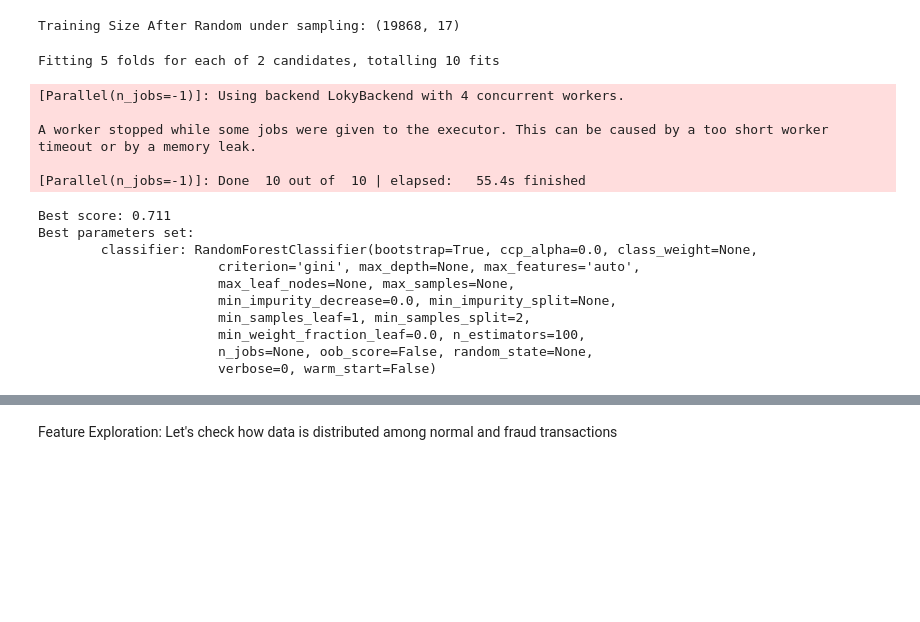
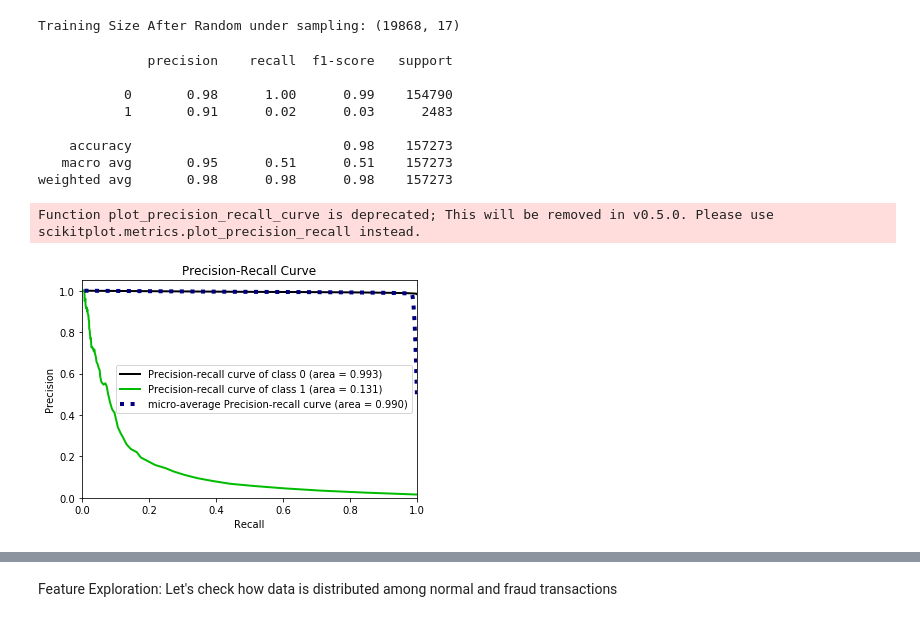
Before and after one commit to analystanand/Machine-Learning, a Jupyter notebook: Card_Transactions.ipynb, the cells around one changed output, grey strips where cells are left out. Drawn from its saved outputs; the diff is of its cells as text; code cells hidden in the pictures; blank space fills up the shorter version.

```diff
--- a/Card_Transactions.ipynb
+++ b/Card_Transactions.ipynb
@@ -306,37 +309,42 @@ Training Size After Random under sampling: (19868, 17)
  categorical_transformer = Pipeline(steps=[('woe', ce.OrdinalEncoder())])
  preprocessor = ColumnTransformer(transformers=[('cat', categorical_transformer, categorical_features),('num', numeric_transformer, numerical_features)])
 
- pipe = Pipeline(steps=[('preprocessor', preprocessor),('classifier', LogisticRegression())])
- parameters = {"classifier":[RandomForestClassifier(),SVC()]}
- grid_search = GridSearchCV(pipe, parameters, n_jobs=-1, verbose=1)
-#  model = pipe.fit(X_resampled, y_resampled)
-
-#  y_pred = model.predict(X_test)
- grid_search.fit(X_resampled, y_resampled)
+#  pipe = Pipeline(steps=[('preprocessor', preprocessor),('classifier', LogisticRegression(max_iter=500,C=5))])
+ pipe = Pipeline(steps=[('preprocessor', preprocessor),('classifier', RandomForestClassifier())])
+#  parameters = {"classifier":[RandomForestClassifier(),SVC()]}
+#  grid_search = GridSearchCV(pipe, parameters, n_jobs=-1, verbose=1)
+ # predict probabilities
+ model = pipe.fit(X_train, y_train)
+#  y_score = pipe.fit(X_resampled, y_resampled).decision_function(X_test)
+#  print(y_score)
+ y_score = model.predict_proba(X_test)
+ y_pred = model.predict(X_test)
+ # keep probabilities for the positive outcome only
+ # generate a no skill prediction (majority class)
+#  grid_search.fit(X_resampled, y_resampled)
 # print(grid_search.get_params().keys())
-print("Best score: %0.3f" % grid_search.best_score_)
-print("Best parameters set:")
-best_parameters = grid_search.best_estimator_.get_params()
-for param_name in sorted(parameters.keys()):
-      print("\t%s: %r" % (param_name, best_parameters[param_name]))
-# #  print(classification_report(y_test, y_pred))
+# print("Best score: %0.3f" % grid_search.best_score_)
+# print("Best parameters set:")
+# best_parameters = grid_search.best_estimator_.get_params()
+# for param_name in sorted(parameters.keys()):
+#       print("\t%s: %r" % (param_name, best_parameters[param_name]))
+ print(classification_report(y_test, y_pred))
 # %% [output]
-Fitting 5 folds for each of 2 candidates, totalling 10 fits
+              precision    recall  f1-score   support
+
+           0       0.98      1.00      0.99    154790
+           1       0.91      0.02      0.03      2483
+
+    accuracy                           0.98    157273
+   macro avg       0.95      0.51      0.51    157273
+weighted avg       0.98      0.98      0.98    157273
-[Parallel(n_jobs=-1)]: Using backend LokyBackend with 4 concurrent workers.
-
-A worker stopped while some jobs were given to the executor. This can be caused by a too short worker timeout or by a memory leak.
-
-[Parallel(n_jobs=-1)]: Done  10 out of  10 | elapsed:   55.4s finished
-Best score: 0.711
-Best parameters set:
-        classifier: RandomForestClassifier(bootstrap=True, ccp_alpha=0.0, class_weight=None,
-                       criterion='gini', max_depth=None, max_features='auto',
-                       max_leaf_nodes=None, max_samples=None,
-                       min_impurity_decrease=0.0, min_impurity_split=None,
-                       min_samples_leaf=1, min_samples_split=2,
-                       min_weight_fraction_leaf=0.0, n_estimators=100,
-                       n_jobs=None, oob_score=False, random_state=None,
-                       verbose=0, warm_start=False)
+# %%
+# skplt.metrics.plot_roc_curve(y_test, y_score)
+skplt.metrics.plot_precision_recall_curve(y_test, y_score)
+plt.show()
+# %% [output]
+Function plot_precision_recall_curve is deprecated; This will be removed in v0.5.0. Please use scikitplot.metrics.plot_precision_recall instead.
+[figure, added]
 # %%
 # Plot non-normalized confusion matrix
 titles_options = [("Confusion matrix, without normalization", None),
```
Also changed, not shown: parts of 4 cells of this notebook.
